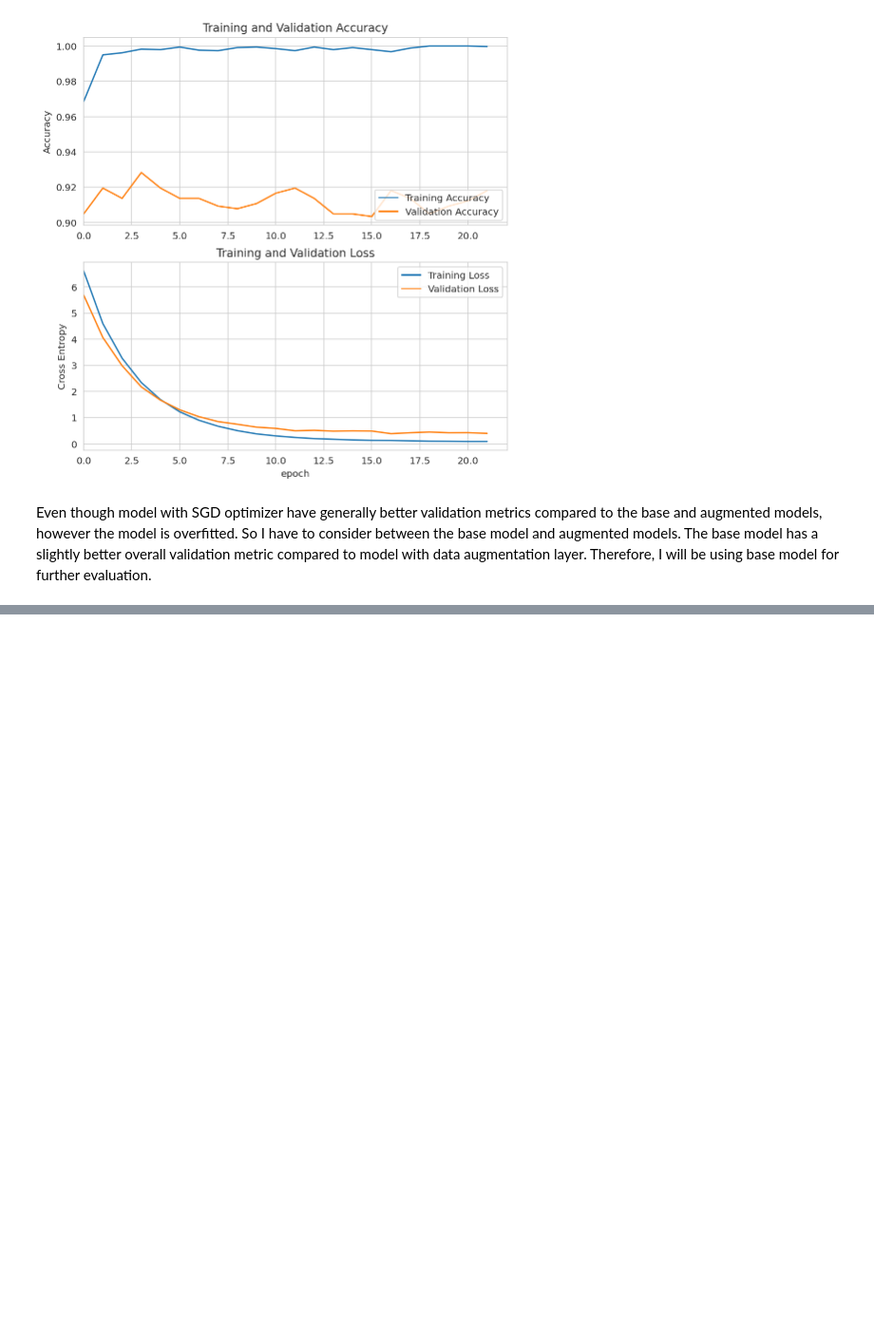
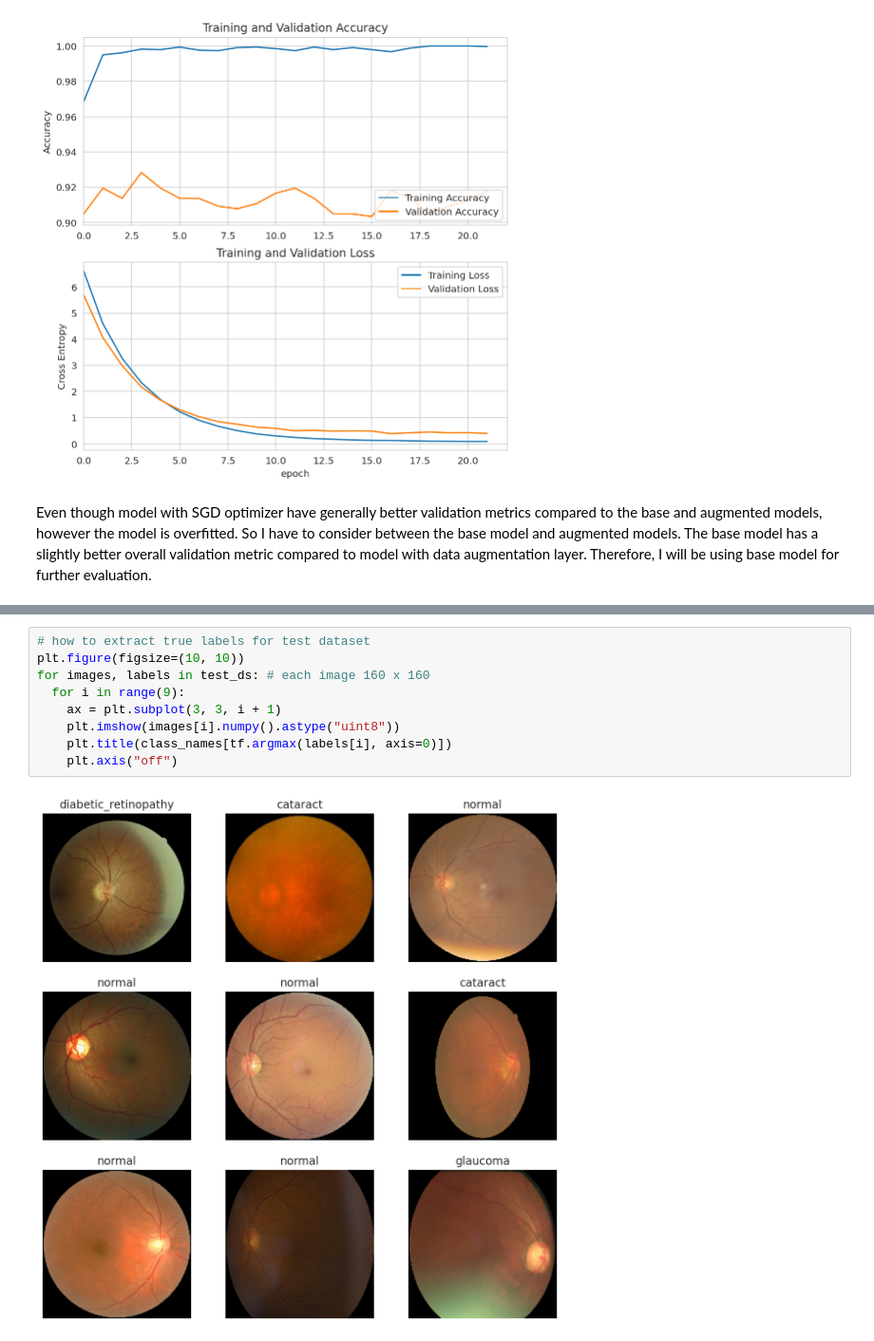
Before and after one commit to yxmauw/eye-disease-classification, a Jupyter notebook: EfficientNet.ipynb, the cells around one changed output, grey strips where cells are left out. Shown at 95% size. Saved outputs shown, nothing was run; the diff lists cells and outputs as text; blank space fills up the shorter version.

```diff
--- a/EfficientNet.ipynb
+++ b/EfficientNet.ipynb
@@ -632,0 +723,11 @@ model = tf.keras.models.load_model("drive/MyDrive/Colab Notebooks/ENet_augm_ep26
+# %%
+# how to extract true labels for test dataset
+plt.figure(figsize=(10, 10))
+for images, labels in test_ds: # each image 160 x 160
+  for i in range(9):
+    ax = plt.subplot(3, 3, i + 1)
+    plt.imshow(images[i].numpy().astype("uint8"))
+    plt.title(class_names[tf.argmax(labels[i], axis=0)])
+    plt.axis("off")
+# %% [output]
+[figure, added]
```
Also changed, not shown: parts of 14 cells of this notebook.
